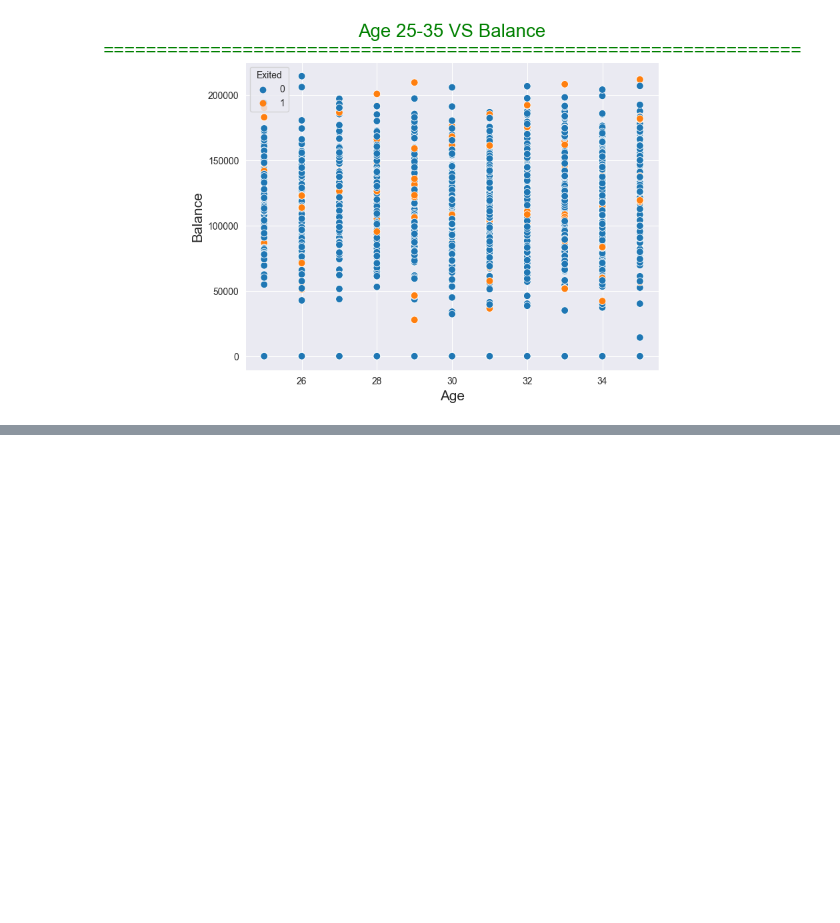
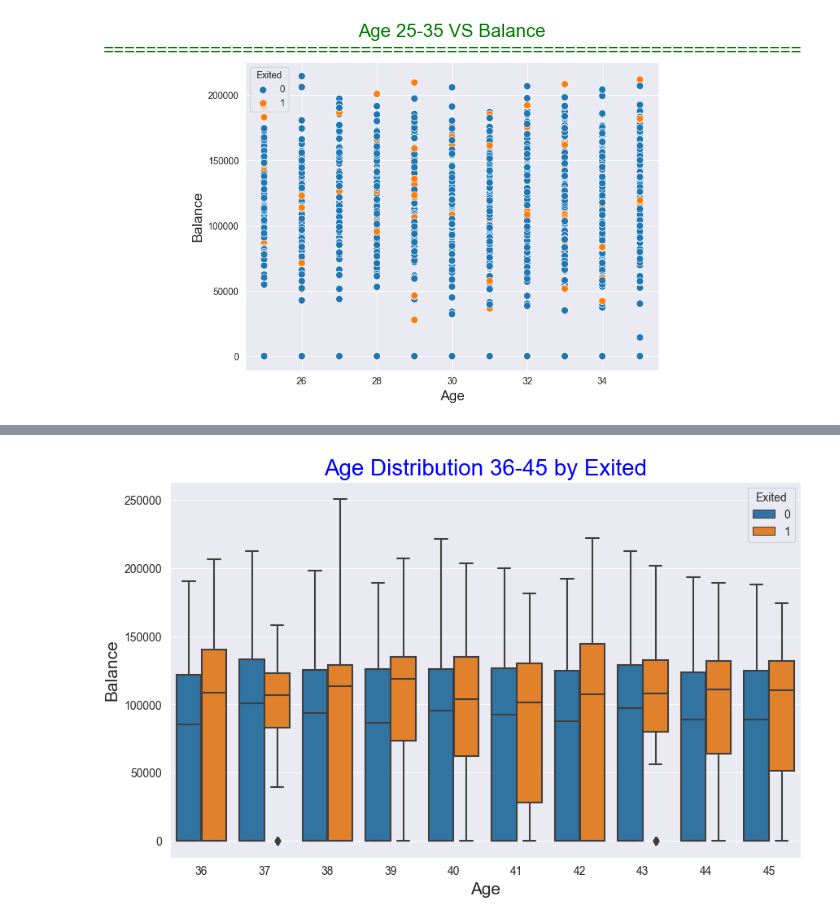
Before and after one commit to Kristoffer-Ts/Tubes, a Jupyter notebook: Code.ipynb, the cells around one changed output, grey strips where cells are left out. Saved outputs shown, nothing was run; the diff lists cells and outputs as text; code cells hidden in the pictures; blank space fills up the shorter version.

```diff
--- a/Code.ipynb
+++ b/Code.ipynb
@@ -215,0 +221,22 @@ plt.show()
+# %%
+# Age VS Exited
+
+# plt.figure(figsize=(10,6))
+# sns.set_style('darkgrid')
+
+# sns.scatterplot(data=data, x="Age", y= "Exited", hue="Gender", s=60)
+# plt.title("Age VS Exited\n=================================================================", fontsize=20, color="green")
+# plt.xlabel("Age", fontsize=15)
+# plt.ylabel("Exited", fontsize=15)
+# plt.show()
+
+# Membuat boxplot berdasarkan Age 36-45 dan Exited
+plt.figure(figsize=(10,6))
+sns.boxplot(data=data, x=Age_36_45, y="Balance", hue="Exited")
+plt.title("Age Distribution 36-45 by Exited", fontsize=20, color="blue")
+plt.xlabel("Age", fontsize=15)
+plt.ylabel("Balance", fontsize=15)
+
+plt.show()
+# %% [output]
+[figure, added]
```
Also changed, not shown: parts of 8 cells of this notebook.
